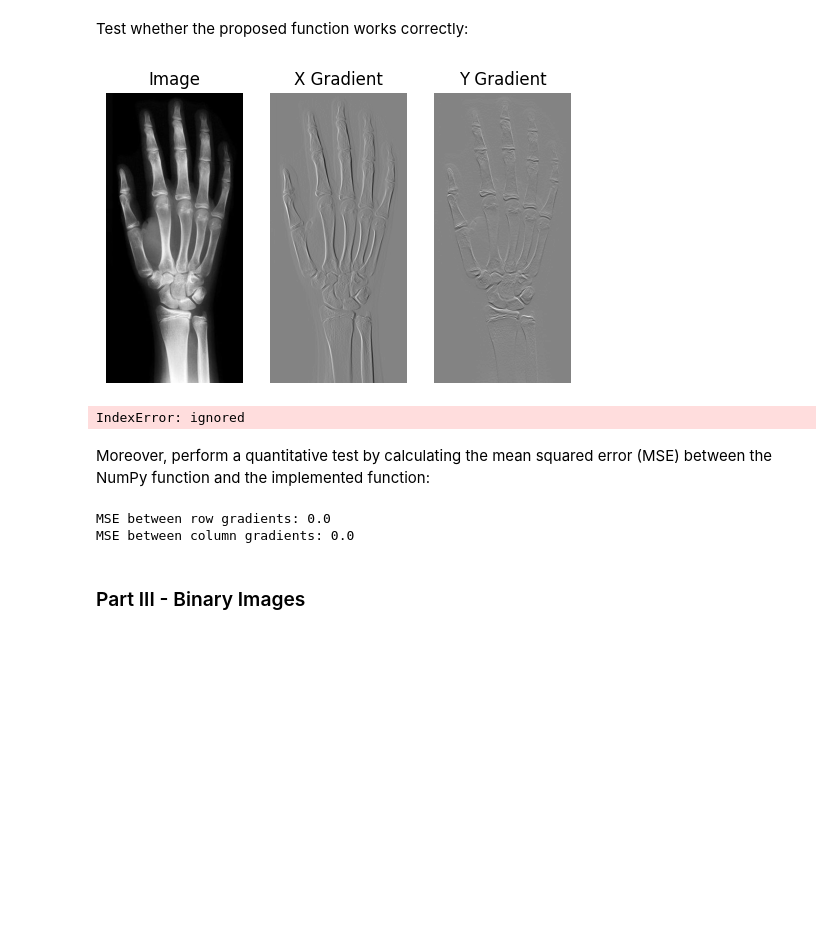
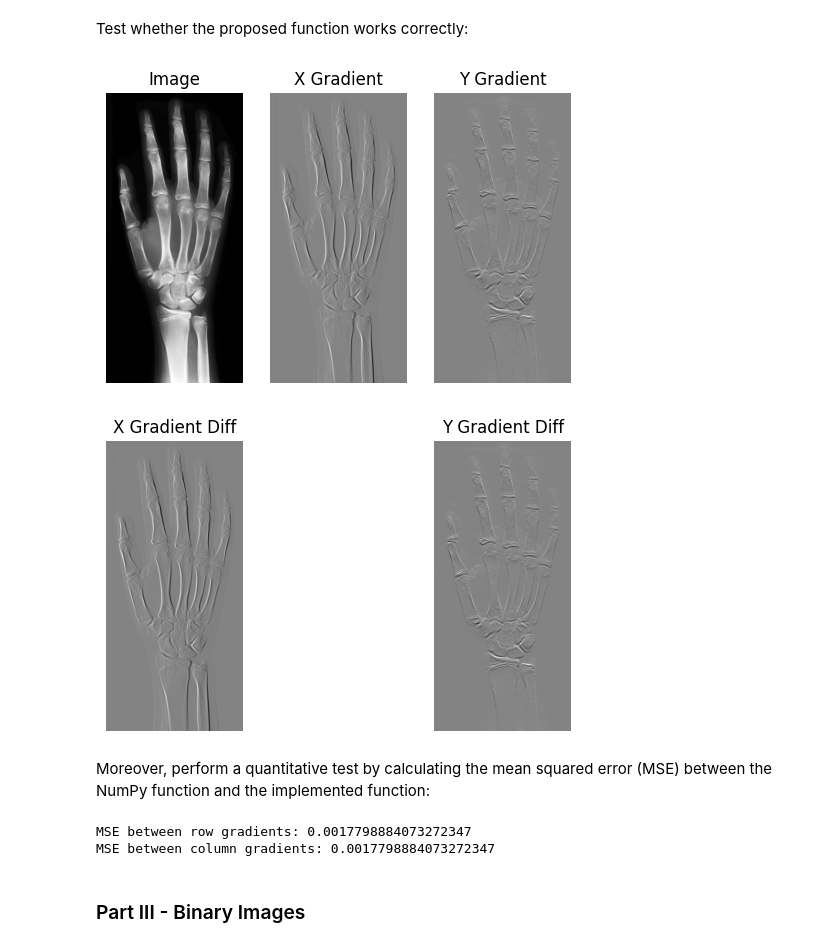
Before and after one commit to ASingh-AGH/AI_Collab, a Jupyter notebook: DLMIA Lab1.ipynb, the cells around one changed output. Cells and saved outputs as stored; diff of their text form; code cells hidden in the pictures; blank space fills up the shorter version.

Commit message:
Update, still some errors in final executions

```diff
--- a/DLMIA Lab1.ipynb
+++ b/DLMIA Lab1.ipynb
@@ -27,7 +29,14 @@ import scipy.ndimage as nd # Useful functions to process N-dimensional arrays
 # %% [markdown]
 After importing the libraries - let's go into loading the exemplary "xray.jpg" and showing it using matplotlib.
 # %%
-image = Image.open("xray.png")
+#DONE
+"""
+ Loads an image named “xray.jpg” and converts it to a NumPy array.
+ The image is then normalized to have values between 0 and 1.
+ Is shown in grayscale using matplotlib.
+"""
+
+image = Image.open("xray.jpg")
 image = np.array(image) # Convert the image to NumPy array
 print(f"Image shape: {image.shape}")
 print(f"Image dtype: {image.dtype}")
@@ -36,7 +45,7 @@ print(f"Min/Max: {image.min(), image.max()}")
 
 image=image.astype(np.float32)
 image=(image -np.min(image))/(np.max(image)-np.min(image))
-image=image[:,:,0]
+image=image[:,:] #image=image[:,:,0] Indexing error fix 3->2
 
 print(f"Image shape: {image.shape}")
 print(f"Image dtype: {image.dtype}")
@@ -96,21 +105,3 @@ The function should implement the central differences:
 $$ \frac{\partial f(x, y)}{\partial x} = \frac{f(x + 1, y) -  f(x - 1, y)}{2}$$
 $$ \frac{\partial f(x, y)}{\partial y} = \frac{f(x, y + 1) -  f(x, y - 1)}{2}$$
 , for each pair __(x, y)__ defining the 2-D image (hint: double for loop or proper array slicing/indexing).
-# %%
-
-"""
-Input: image
-Gx = image(x,y) / dx = [image(x + 1, y) - image(x - 1, y)] / 2
-Gx = image(x,y) / dy = [image(x, y + 1) - image(x, y - 1)] / 2
-"""
-
-def our_gradient(image):
-  row_gradient = np.zeros_like(image) #np.zeros(image.shape, dtype=image.dtype)
-  col_gradient = np.zeros_like(image)
-
-  for x in (1, image.shape[0]-1): #598
-    for y in (1, image.shape[0]-1): #282
-      row_gradient[x,y]= ( (image[x + 1, y] - image[x - 1, y]) / 2 )
-      col_gradient[x,y]= ( (image[x, y + 1] - image[x, y - 1]) / 2 )
-
-  return row_gradient, col_gradient
@@ -120,50 +157,52 @@ Test whether the proposed function works correctly:
 our_row_gradient, our_col_gradient = np.gradient(image)
 
 # Again show the results - this time using the implemented function
 
 plt.figure(dpi=100)
 plt.subplot(1, 3, 1)
 plt.imshow(image, cmap='gray')
 plt.axis('off')
 plt.title("Image")
-plt.subplot(1, 3, 2)
+plt.subplot(1, 3, 2) #1,3,2
 plt.imshow(our_col_gradient, cmap='gray')
 plt.axis('off')
 plt.title("X Gradient")
-plt.subplot(1, 3, 3)
+plt.subplot(1, 3, 3) #1,3,3
 plt.imshow(our_row_gradient, cmap='gray')
 plt.axis('off')
 plt.title("Y Gradient")
 plt.show()
 
 # Show difference images
 
-row_gradient, col_gradient= our_gradient(image)
+col_gradient, row_gradient = our_gradient(image)
 
 plt.figure(dpi=100)
-plt.subplot(1, 2, 1)
+plt.subplot(1, 3, 1) # mid 2
 plt.imshow(row_gradient, cmap='gray') # TODO
 plt.axis('off')
 plt.title("X Gradient Diff")
-plt.subplot(1, 2, 2)
+plt.subplot(1, 3, 3) # 1, 2 , 2
 plt.imshow(col_gradient, cmap='gray') # TODO
 plt.axis('off')
 plt.title("Y Gradient Diff")
 plt.show()
 # %% [output]
 [figure]
-IndexError: ignored
+[figure, added]
 # %% [markdown]
 Moreover, perform a quantitative test by calculating the mean squared error (MSE) between the NumPy function and the implemented function:
 # %%
 # Calculate the mean squared error between NumPy function and the implemented function
 
-mse = lambda a, b: None # TODO - implement the mean squared error as lambda expression
+#mse = lambda a, b: None # TODO - implement the mean squared error as lambda expression
+mse = lambda a, b: np.mean((a - b)**2)
+#ufunc 'bitwise_xor' not supported for the input types, and the inputs could not be safely coerced to any supported types according to the casting rule ''safe''
 print(f"MSE between row gradients: {mse(row_gradient, our_row_gradient)}")
 print(f"MSE between column gradients: {mse(col_gradient, our_col_gradient)}")
 # %% [output]
-MSE between row gradients: 0.0
-MSE between column gradients: 0.0
+MSE between row gradients: 0.0017798884073272347
+MSE between column gradients: 0.0017798884073272347
 # %% [markdown]
 ### Part III - Binary Images
 # %% [markdown]
```
Also changed, not shown: parts of 16 cells of this notebook.
